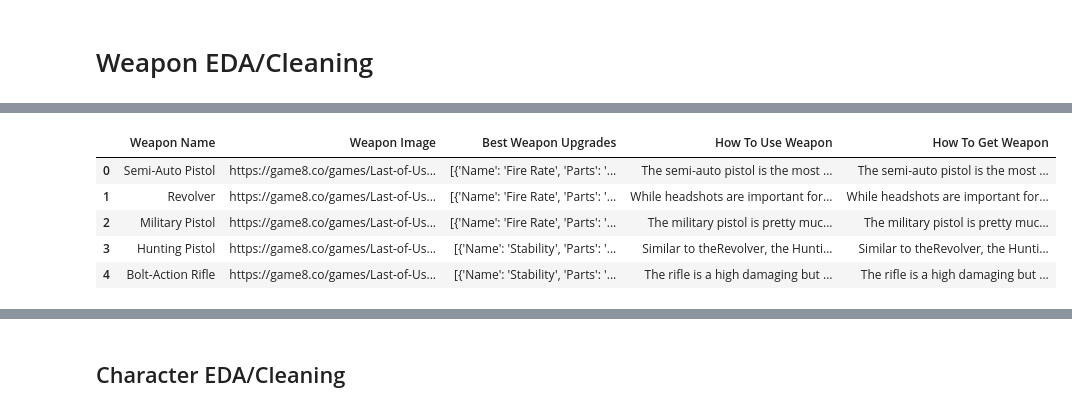
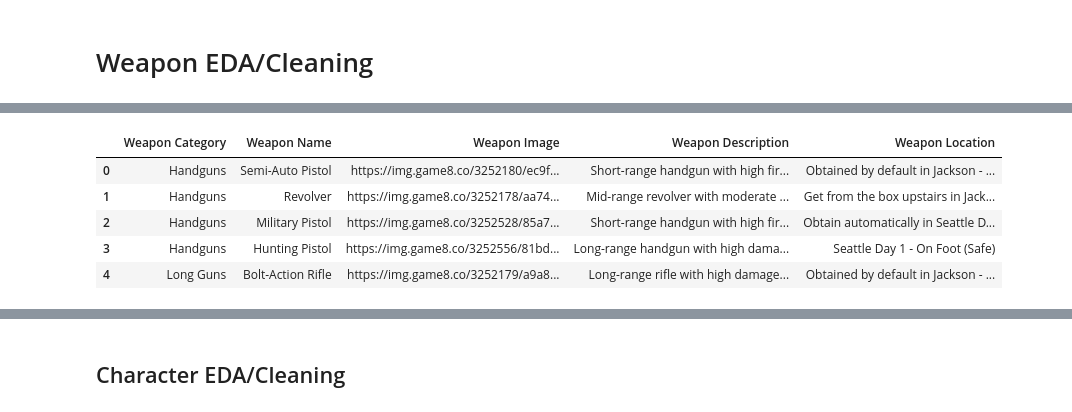
Before and after one commit to Jagroop-Dev/The_Last_Of_Us_Part_II_Chatbot, a Jupyter notebook: Cleaned Data/Data_Cleaner.ipynb, the cells around one changed output, grey strips where cells are left out. Drawn from its saved outputs; the diff is of its cells as text; code cells hidden in the pictures.

```diff
--- a/Cleaned Data/Data_Cleaner.ipynb
+++ b/Cleaned Data/Data_Cleaner.ipynb
@@ -271,19 +271,18 @@ weapon_df.head()
 # %%
 weapon_df = weapon_df.rename(columns={
-    'Weapon URL': 'Weapon Image',
-    'How to use': 'How To Use Weapon',
-    'How to get': 'How To Get Weapon',
-    'Best Upgrades' : 'Best Weapon Upgrades'
-})
+    'Weapon Icon URL': 'Weapon Image',
+    'Description': 'Weapon Description',
+    'Location': 'Weapon Location'
+}).drop(columns=['Weapon Link'])
 
 weapon_df.head()
 # %% [output]
-|  | Weapon Name | Weapon Image | Best Weapon Upgrades | How To Use Weapon | How To Get Weapon |
-| 0 | Semi-Auto Pistol | https://game8.co/games/Last-of-Us... | [{'Name': 'Fire Rate', 'Parts': '... | The semi-auto pistol is the most ... | The semi-auto pistol is the most ... |
-| 1 | Revolver | https://game8.co/games/Last-of-Us... | [{'Name': 'Fire Rate', 'Parts': '... | While headshots are important for... | While headshots are important for... |
-| 2 | Military Pistol | https://game8.co/games/Last-of-Us... | [{'Name': 'Fire Rate', 'Parts': '... | The military pistol is pretty muc... | The military pistol is pretty muc... |
-| 3 | Hunting Pistol | https://game8.co/games/Last-of-Us... | [{'Name': 'Stability', 'Parts': '... | Similar to theRevolver, the Hunti... | Similar to theRevolver, the Hunti... |
-| 4 | Bolt-Action Rifle | https://game8.co/games/Last-of-Us... | [{'Name': 'Stability', 'Parts': '... | The rifle is a high damaging but ... | The rifle is a high damaging but ... |
+|  | Weapon Category | Weapon Name | Weapon Image | Weapon Description | Weapon Location |
+| 0 | Handguns | Semi-Auto Pistol | https://img.game8.co/3252180/ec9f... | Short-range handgun with high fir... | Obtained by default in Jackson - ... |
+| 1 | Handguns | Revolver | https://img.game8.co/3252178/aa74... | Mid-range revolver with moderate ... | Get from the box upstairs in Jack... |
+| 2 | Handguns | Military Pistol | https://img.game8.co/3252528/85a7... | Short-range handgun with high fir... | Obtain automatically in Seattle D... |
+| 3 | Handguns | Hunting Pistol | https://img.game8.co/3252556/81bd... | Long-range handgun with high dama... | Seattle Day 1 - On Foot (Safe) |
+| 4 | Long Guns | Bolt-Action Rifle | https://img.game8.co/3252179/a9a8... | Long-range rifle with high damage... | Obtained by default in Jackson - ... |
 # %%
 def update_weapon_image_url(row):
     weapon_name = row['Weapon Name']
```
Also changed, not shown: parts of 46 cells of this notebook, 4 other files.
